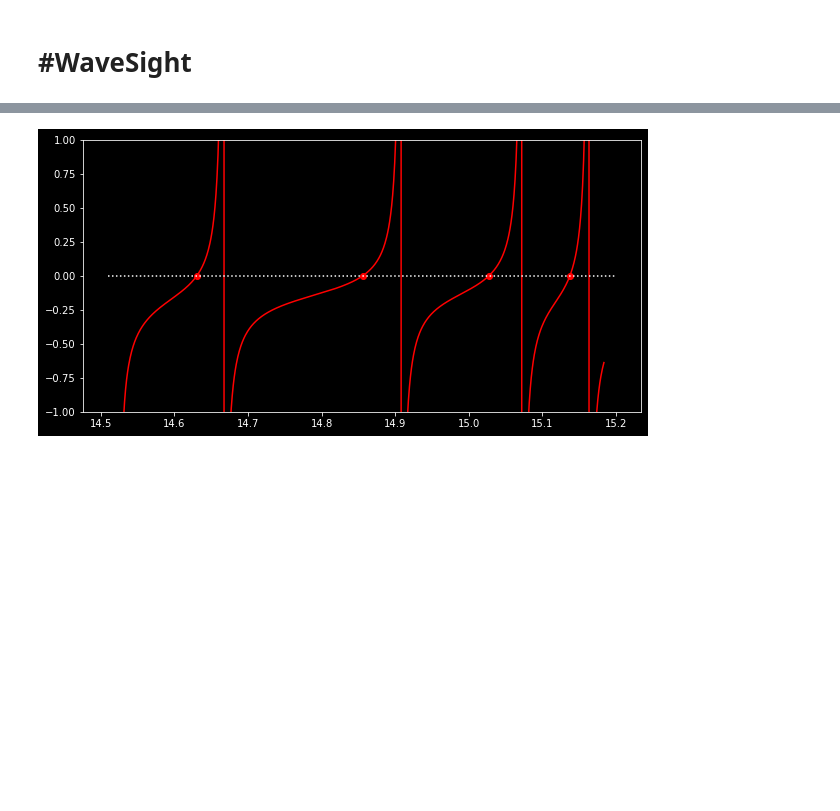
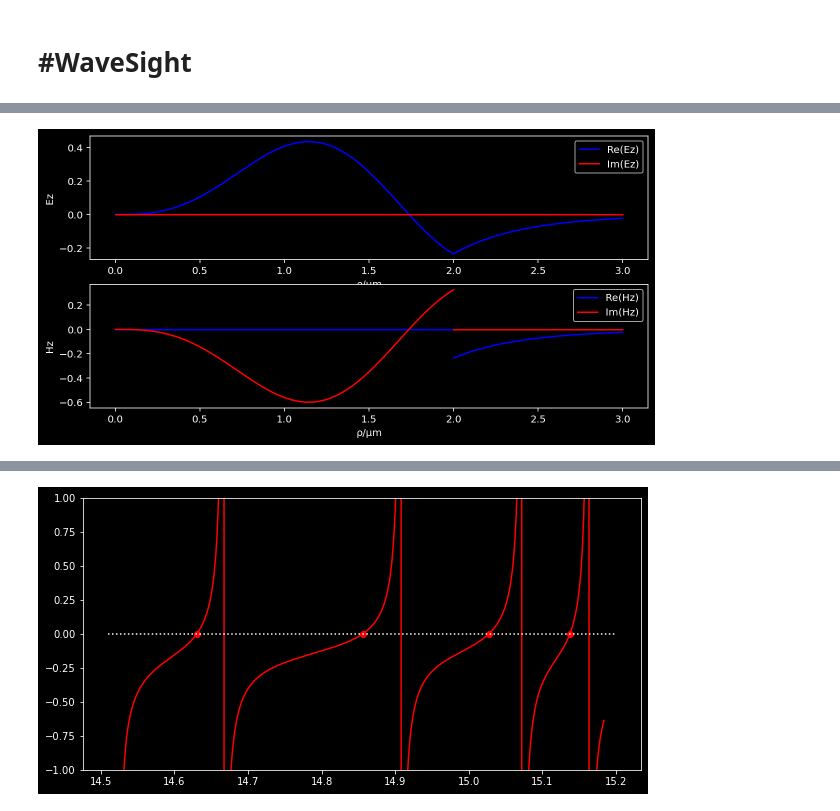
Before and after one commit to zia-lab/wavesight, a Jupyter notebook: wavesight.ipynb, the cells around one changed output, grey strips where cells are left out. Cells and saved outputs as stored; diff of their text form; code cells hidden in the pictures; blank space fills up the shorter version.

```diff
--- a/wavesight.ipynb
+++ b/wavesight.ipynb
@@ -15,0 +79,52 @@ The autoreload extension is already loaded. To reload it, use:
+# %%
+a = fiber_sol['coreRadius']
+b = a*1.5 # assumed, in reality the cladding is assumed to be infinite
+nCore = fiber_sol['nCore']
+nCladding = fiber_sol['nCladding']
+
+# given a value for m, plot the axial and transverse fields
+m = 3
+kz = fiber_sol['HEkz'][m][0]
+λfree = fiber_sol['free_space_wavelength']
+γ = np.sqrt(nCore**2*4*np.pi**2/λfree**2 - kz**2)
+β = np.sqrt(kz**2 - nCladding**2*4*np.pi**2/λfree**2)
+
+Ae, Ah, Be, Bh = ws.AeAhBeBh(a, nCore, nCladding, λfree, m, kz)
+
+Ez_1 = ws.Ezgen_1(Ae, m, γ)
+Ez_2 = ws.Ezgen_2(Be, m, β)
+Hz_1 = ws.Hzgen_1(Ah, m, γ)
+Hz_2 = ws.Hzgen_2(Be, m, β)
+
+Et1 = ws.Et1gen_1(Ae, Ah, Be, Bh, m, β, γ, kz, λfree)
+Et2 = ws.Et2gen_1(Ae, Ah, Be, Bh, m, β, γ, kz, λfree)
+Ht1 = ws.Ht1gen_1(Ae, Ah, Be, Bh, m, β, γ, kz, λfree, nCore)
+Ht2 = ws.Ht2gen_1(Ae, Ah, Be, Bh, m, β, γ, kz, λfree, nCladding)
+
+ρrangein = np.linspace(0, a, 200)
+ρrangeout = np.linspace(a, b, 50)
+
+Ezvals1 = Ez_1(ρrangein)
+Ezvals2 = Ez_2(ρrangeout)
+Hzvals1 = Hz_1(ρrangein)
+Hzvals2 = Hz_2(ρrangeout)
+
+fig, ax = plt.subplots(nrows=2,figsize=(10,5))
+ax[0].plot(ρrangein, np.real(Ezvals1), 'b', label='Re(Ez)')
+ax[0].plot(ρrangeout, np.real(Ezvals2), 'b')
+ax[0].plot(ρrangein, np.imag(Ezvals1), 'r', label='Im(Ez)')
+ax[0].plot(ρrangeout, np.imag(Ezvals2), 'r')
+ax[0].set_xlabel('ρ/µm')
+ax[0].set_ylabel('Ez')
+ax[0].legend()
+ax[1].plot(ρrangein, np.real(Hzvals1),'b', label='Re(Hz)')
+ax[1].plot(ρrangeout, np.real(Hzvals2),'b')
+ax[1].plot(ρrangein, np.imag(Hzvals1),'r', label='Im(Hz)')
+ax[1].plot(ρrangeout, np.imag(Hzvals2),'r')
+ax[1].set_xlabel('ρ/µm')
+ax[1].set_ylabel('Hz')
+ax[1].legend()
+plt.subplots_adjust()
+plt.show()
+# %% [output]
+[figure, added]
```
Also changed, not shown: parts of 18 cells of this notebook, 3 other files.
